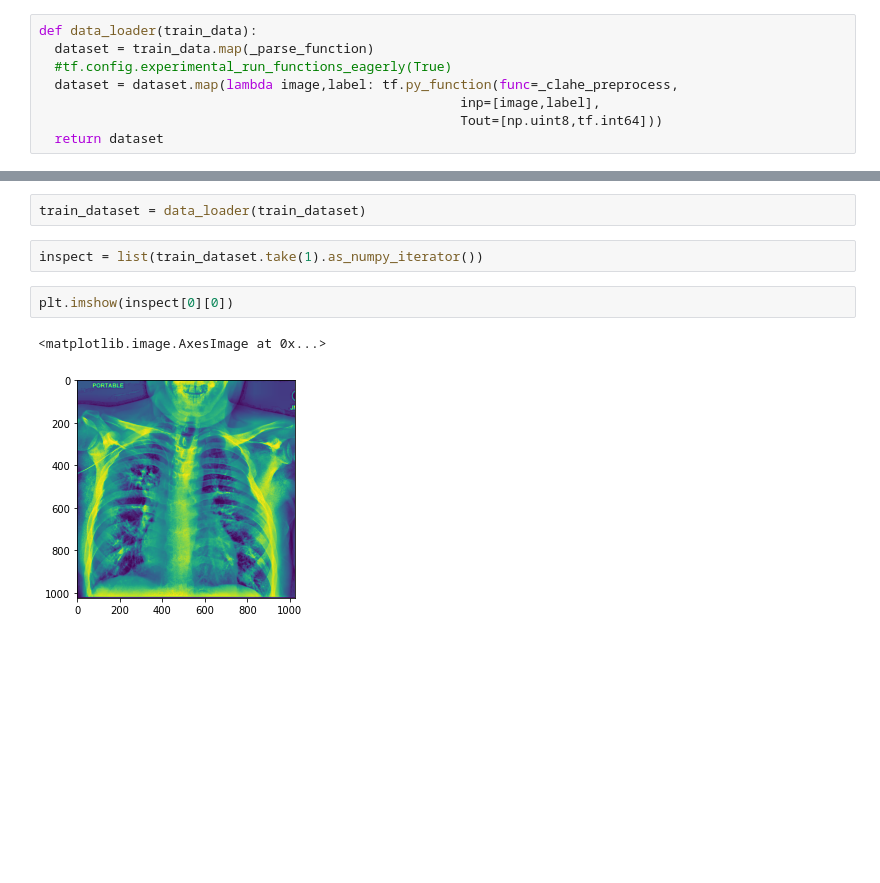
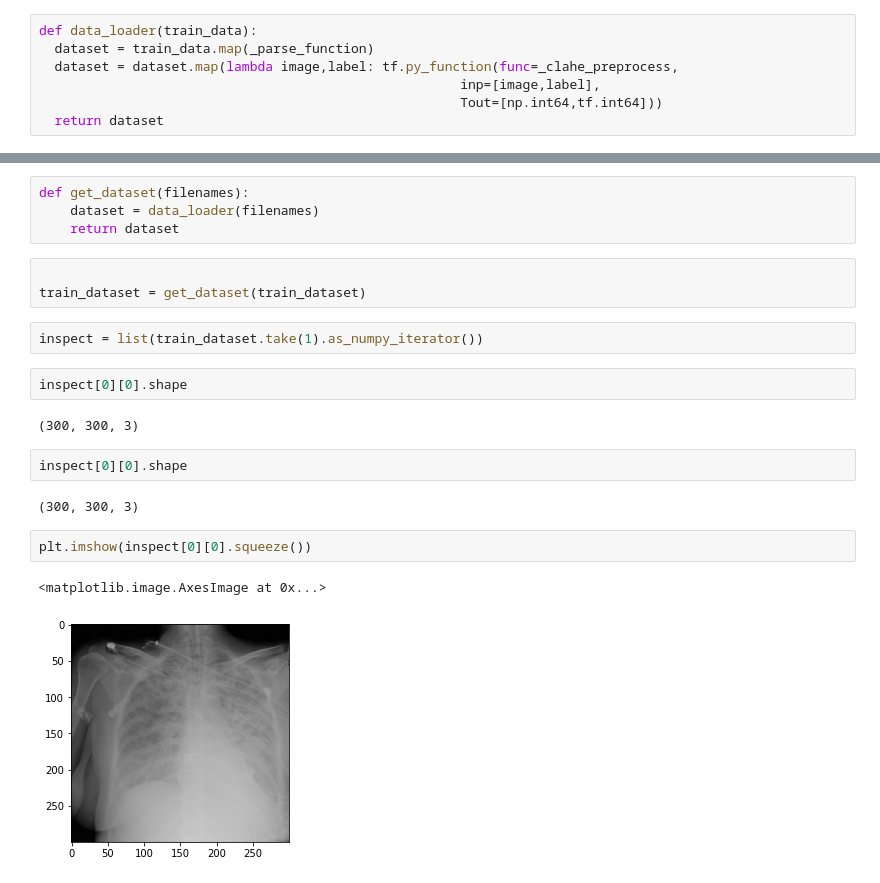
Before and after one commit to AnahVeronica/RANZCR_CLiP_Catheter_and_Line_Position_Challenge, a Jupyter notebook: RANZCR_CLiP_Catheter_and_Line_Position_Challenge.ipynb, the cells around one changed output, grey strips where cells are left out. Drawn from its saved outputs; the diff is of its cells as text; blank space fills up the shorter version.

```diff
--- a/RANZCR_CLiP_Catheter_and_Line_Position_Challenge.ipynb
+++ b/RANZCR_CLiP_Catheter_and_Line_Position_Challenge.ipynb
@@ -97,19 +112,31 @@ def _clahe_preprocess(image, labels):
 # %%
 def data_loader(train_data):
   dataset = train_data.map(_parse_function)
-  #tf.config.experimental_run_functions_eagerly(True)
   dataset = dataset.map(lambda image,label: tf.py_function(func=_clahe_preprocess,
                                                       inp=[image,label],
-                                                      Tout=[np.uint8,tf.int64]))
+                                                      Tout=[np.int64,tf.int64]))
   return dataset
 # %% [markdown]
 # Load data and view image
-# %%
-train_dataset = data_loader(train_dataset)
+# %%
+def get_dataset(filenames):
+    dataset = data_loader(filenames)
+    return dataset
+# %%
+
+train_dataset = get_dataset(train_dataset)
 # %%
 inspect = list(train_dataset.take(1).as_numpy_iterator())
+# %%
+inspect[0][0].shape
+# %% [output]
+(300, 300, 3)
+# %%
+inspect[0][0].shape
+# %% [output]
+(300, 300, 3)
 # %%
-plt.imshow(inspect[0][0])
+plt.imshow(inspect[0][0].squeeze())
 # %% [output]
 <matplotlib.image.AxesImage at 0x...>
-[figure, old version]
+[figure, new version]
```
Also changed, not shown: parts of 2 cells of this notebook.
